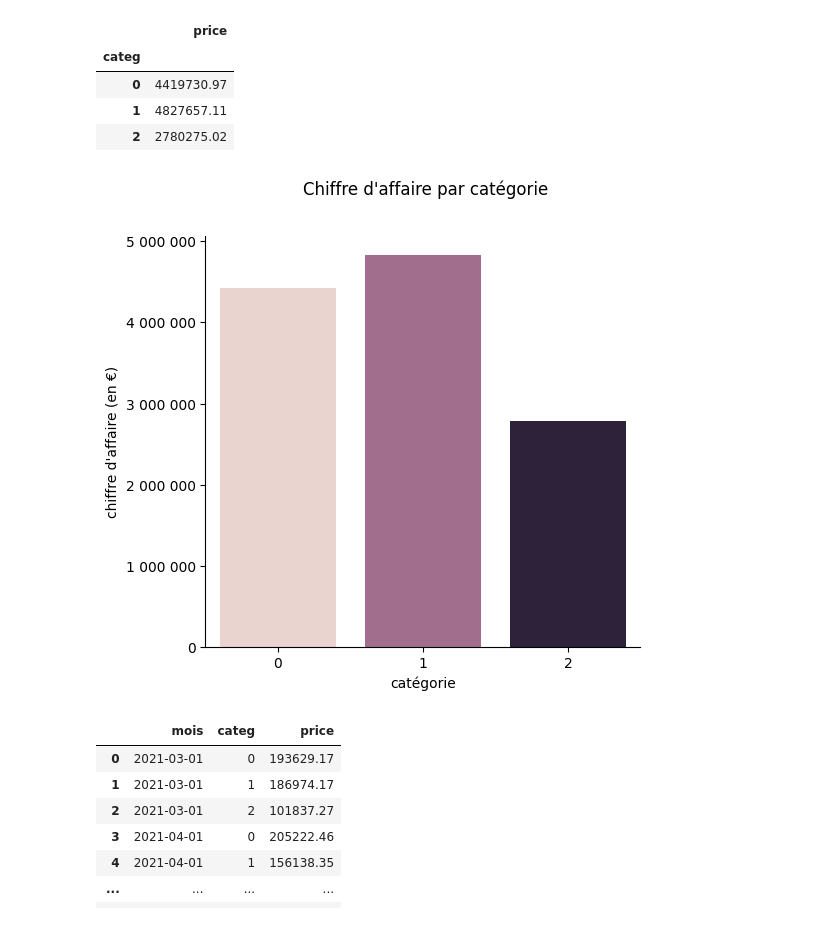
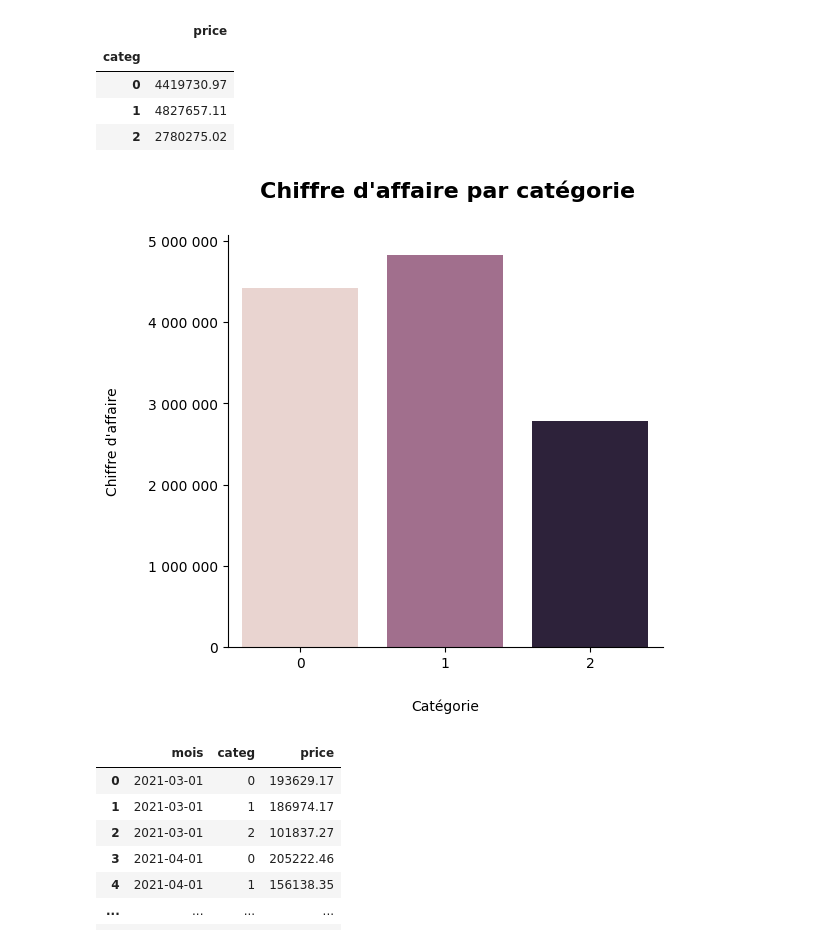
Before and after one commit to Julien-Data/analyse-des-ventes, a Jupyter notebook: projet_9.ipynb, the cells around one changed output. Cells and saved outputs as stored; diff of their text form; code cells hidden in the pictures.

```diff
--- a/projet_9.ipynb
+++ b/projet_9.ipynb
@@ -376,13 +372,14 @@ CA_categories
 # %%
 #Graphique du chiffre d'affaire par catégorie
 g = sns.catplot(data = CA_categories, kind= 'bar', x='categ', y = 'price', hue='categ')
 g._legend.remove()
-g.fig.suptitle("Chiffre d'affaire par catégorie", y=1.05)
-g.set(xlabel = "catégorie", ylabel = "chiffre d'affaire (en €)")
+g.fig.suptitle("Chiffre d'affaire par catégorie", y=1.05, fontsize= 16, fontweight = 'bold')
+g.ax.set_xlabel("Catégorie", labelpad=20)
+g.ax.set_ylabel("Chiffre d'affaire", labelpad=20)
 g.ax.yaxis.set_major_formatter(ticker.FuncFormatter(lambda x, _: f'{int(x):,}'.replace(',', ' ')))
 plt.show()
 # %% [output]
-[figure, old version]
+[figure, new version]
 # %%
 # Evolution du chiffre d'affaire par mois et par catégories
 df_data['mois'] = df_data['date'].dt.to_period('M').dt.to_timestamp()
```
Also changed, not shown: parts of 51 cells of this notebook.
